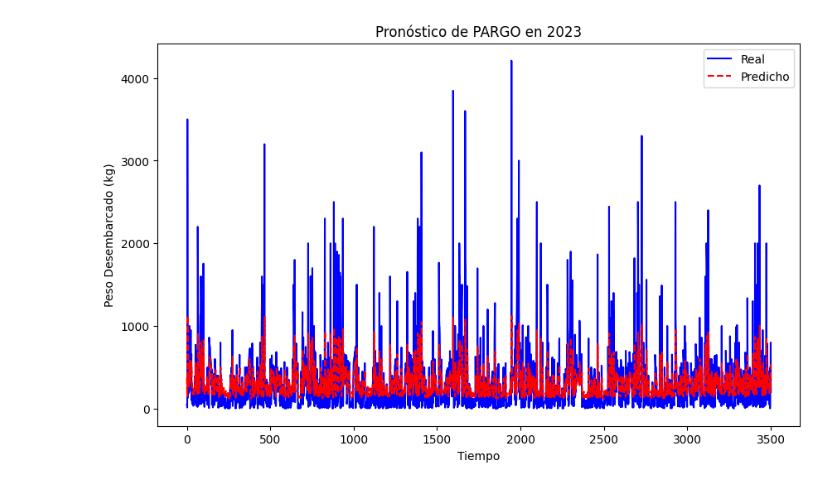
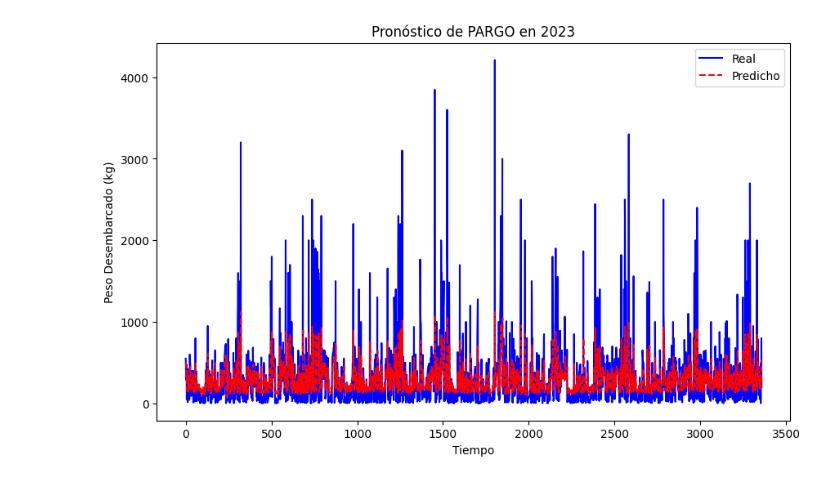
Before and after one commit to cedointercultural/CC-DLM-MFisheries, a Jupyter notebook: notebook3.ipynb, the cells around one changed output. Saved outputs shown, nothing was run; the diff lists cells and outputs as text; code cells hidden in the pictures.

```diff
--- a/notebook3.ipynb
+++ b/notebook3.ipynb
@@ -33,7 +33,7 @@ filtered_data = data[(data['species'] == species_name) & (data['Cluster_Label']
 filtered_data = filtered_data.sort_values('date')
 
 # Función para preparar los datos
-def prepare_data(group, look_back=6):
+def prepare_data(group, look_back=150):
     features = ['landed_w_kg','Cluster_Label', '0.49402499_m', '1.541375_m', '2.645669_m', '3.819495_m',
                 '5.0782242_m', '6.4406142_m', '7.9295602_m', '9.5729971_m', 'mean_temp']
     scaler = MinMaxScaler(feature_range=(0, 1))
@@ -117,7 +117,7 @@ def predict_with_model(species_name, data, look_back=6):
     prediction = scaler.inverse_transform(np.hstack((prediction_scaled, X[:, -1, 1:])))[:, 0]
 
     return prediction
-look_back = 6
+look_back = 150
 # Filtrar los datos para el año 2023 y realizar predicciones
 test_data_2023 = filtered_data[filtered_data['date'].dt.year == 2023]
 if len(test_data_2023) >= look_back:
@@ -144 +144 @@ MSE: 118056.94830034515, R2: 0.20829213445162764
-[figure, old version]
+[figure, new version]
```
Also changed, not shown: parts of 2 cells of this notebook, 4 other files.
